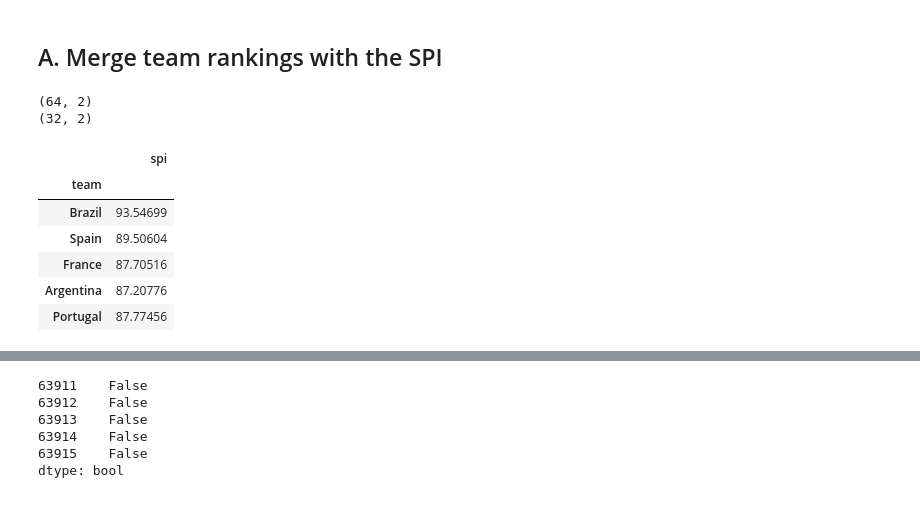
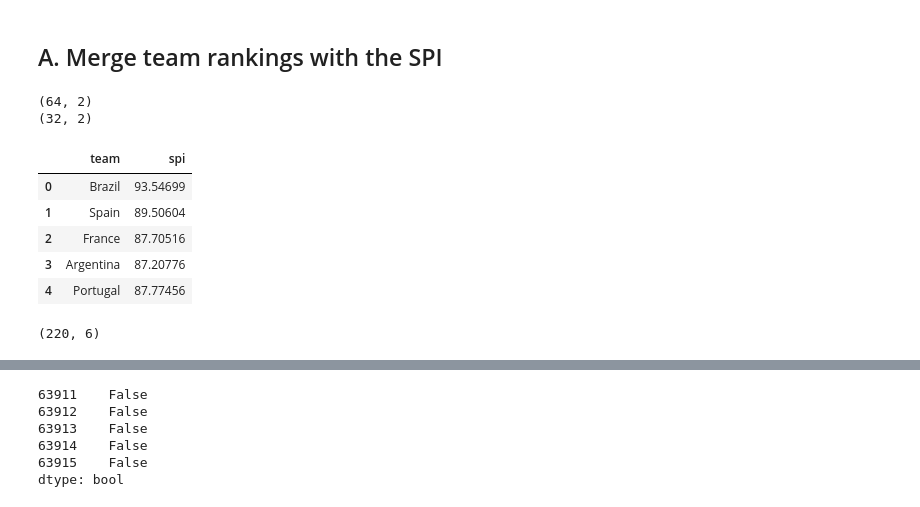
Before and after one commit to ksebastian/ds-capstone-fifa2022, a Jupyter notebook: analysis/fifa-2022-notebook.ipynb, the cells around one changed output, grey strips where cells are left out. Drawn from its saved outputs; the diff is of its cells as text; code cells hidden in the pictures.

```diff
--- a/analysis/fifa-2022-notebook.ipynb
+++ b/analysis/fifa-2022-notebook.ipynb
@@ -264,9 +264,9 @@ world_cup_groups_df.shape
 # %% [markdown]
 SPI data from [fivethirtheight.com website](https://fivethirtyeight.com/features/how-our-2022-world-cup-predictions-work/).
 # %%
-spi_ratings_df = pd.read_csv("../data/fivethirtyeight-spi-index.csv")
+world_cup_spi_ratings_df = pd.read_csv("../data/fivethirtyeight-spi-index.csv")
 
-spi_ratings_df.head()
+world_cup_spi_ratings_df.head()
 # %% [output]
 |  | forecast_timestamp | team | group | spi | global_o | global_d | sim_wins | sim_ties | sim_losses | ... |
 | 0 | 2022-11-20 18:01:09 UTC | Brazil | G | 93.54699 | 3.22213 | 0.29634 | 2.11717 | 0.59686 | 0.28597 | ... |
@@ -340,7 +372,8 @@ array(['Argentina', 'Australia', 'Belgium', 'Brazil', 'Cameroon',
 # correct the county name for 2 countries
 world_cup_groups_df = world_cup_groups_df.replace({"Korea Republic" : "South Korea", "USA": "United States"})
 team_rankings_df = team_rankings_df.replace({"Korea Republic" : "South Korea", "USA": "United States"})
-spi_ratings_df = spi_ratings_df.replace({"Korea Republic" : "South Korea", "USA": "United States"})
+world_cup_spi_ratings_df = world_cup_spi_ratings_df.replace({"Korea Republic" : "South Korea", "USA": "United States"})
+all_spi_ratings_df = all_spi_ratings_df.replace({"Korea Republic" : "South Korea", "USA": "United States"})
 # %%
 world_cup_groups_df = world_cup_groups_df.set_index('Team')
 world_cup_groups_df.head()
@@ -373,24 +406,27 @@ array(['Argentina', 'Australia', 'Belgium', 'Brazil', 'Cameroon',
 # spi_ratings_df.head()
 # %%
 # Remove duplicates so we only ove the SPI value for each of the world cup's 32 teams
-spi_ratings_df = spi_ratings_df[['team','spi']].copy()
+world_cup_spi_ratings_df = world_cup_spi_ratings_df[['team','spi']].copy()
 
-print(spi_ratings_df.shape)
+print(world_cup_spi_ratings_df.shape)
 
-spi_ratings_df = spi_ratings_df.drop_duplicates(subset='team', keep="first")
+world_cup_spi_ratings_df = world_cup_spi_ratings_df.drop_duplicates(subset='team', keep="first")
 
-print(spi_ratings_df.shape)
+print(world_cup_spi_ratings_df.shape)
 
-spi_ratings_df = spi_ratings_df.set_index('team')
+#world_cup_spi_ratings_df = world_cup_spi_ratings_df.set_index('team')
 
-spi_ratings_df.head()
+world_cup_spi_ratings_df.head()
 # %% [output]
 (64, 2)
 (32, 2)
-|  | spi |
-| team |  |
-| Brazil | 93.54699 |
-| Spain | 89.50604 |
-| France | 87.70516 |
-| Argentina | 87.20776 |
-| Portugal | 87.77456 |
+|  | team | spi |
+| 0 | Brazil | 93.54699 |
+| 1 | Spain | 89.50604 |
+| 2 | France | 87.70516 |
+| 3 | Argentina | 87.20776 |
+| 4 | Portugal | 87.77456 |
+# %%
+print(all_spi_ratings_df.shape)
+# %% [output]
+(220, 6)
```
Also changed, not shown: parts of 40 cells of this notebook.
